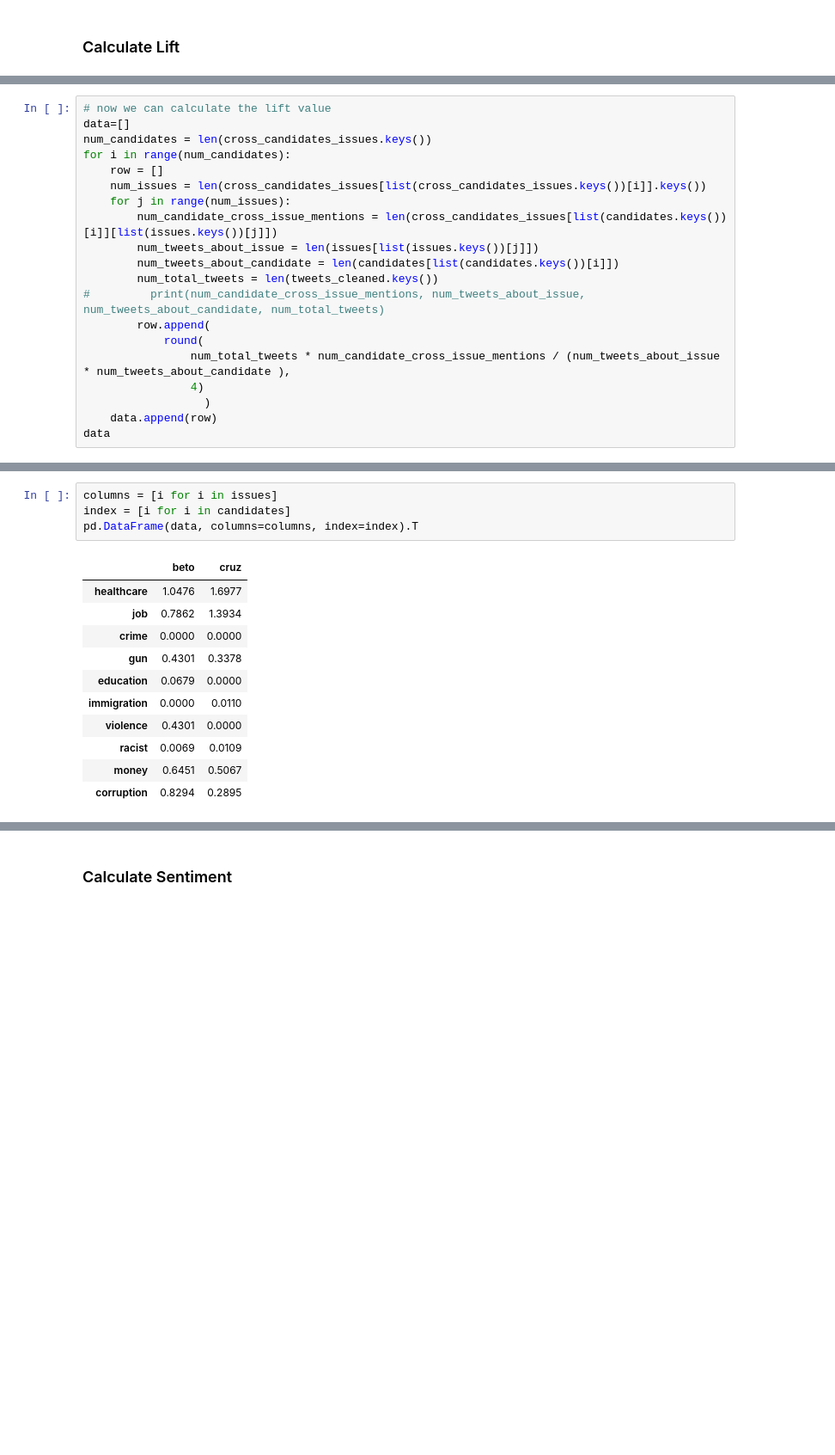
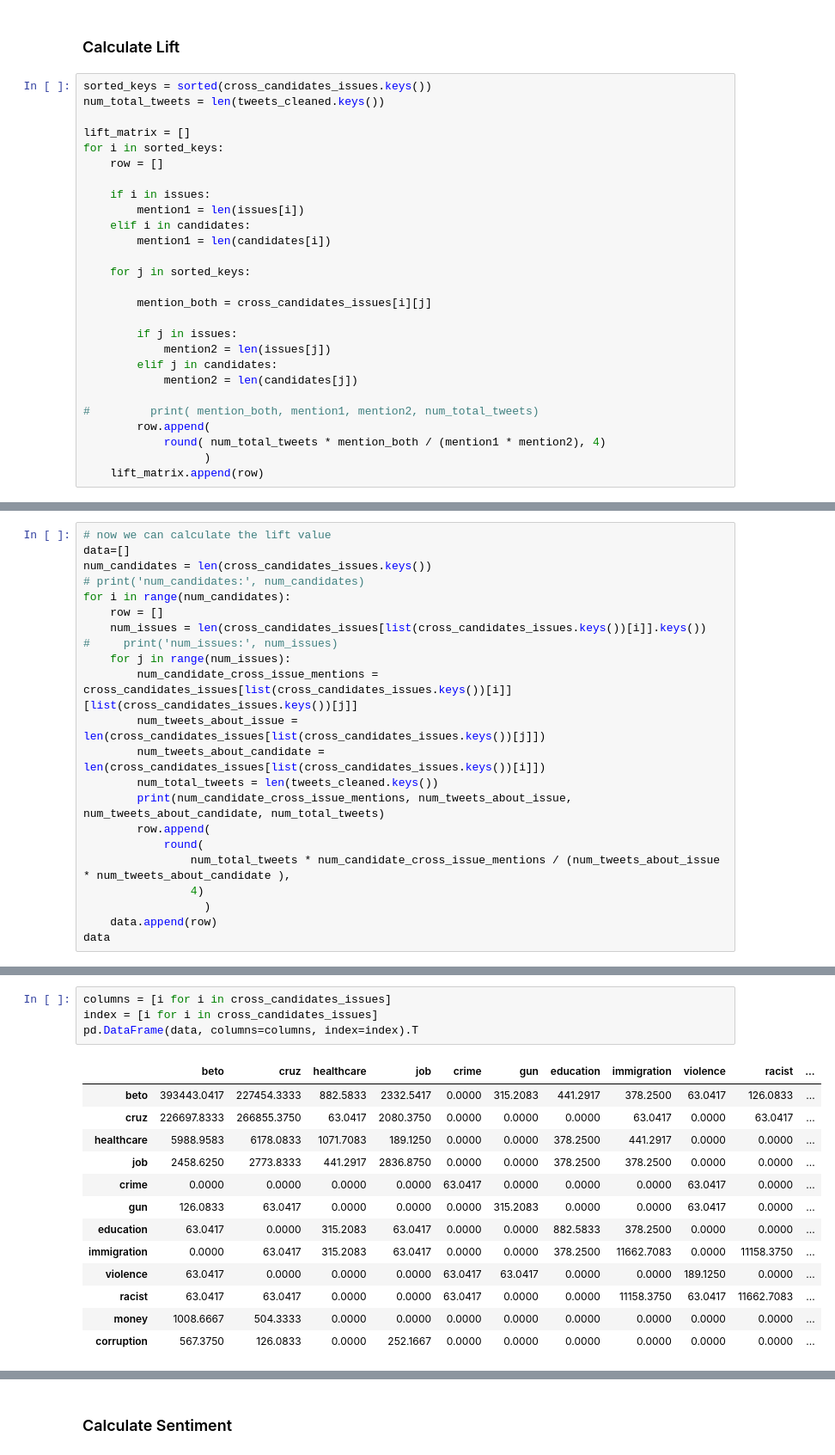
Before and after one commit to BrianPetersonHub/UGCA_Project2, a Jupyter notebook: UGCA_Project2_1023.ipynb, the cells around one changed output, grey strips where cells are left out. Shown at 86% size. Saved outputs shown, nothing was run; the diff lists cells and outputs as text; blank space fills up the shorter version.

Commit message:
lift matrix calculated, needs to be reviewed for correctness

```diff
--- a/UGCA_Project2_1023.ipynb
+++ b/UGCA_Project2_1023.ipynb
@@ -289,2 +310,29 @@ pp.pprint(cross_candidates_issues)
 # %% [markdown]
 ### Calculate Lift
+# %%
+sorted_keys = sorted(cross_candidates_issues.keys())
+num_total_tweets = len(tweets_cleaned.keys())
+
+lift_matrix = []
+for i in sorted_keys:
+    row = []
+
+    if i in issues:
+        mention1 = len(issues[i])
+    elif i in candidates:
+        mention1 = len(candidates[i])
+
+    for j in sorted_keys:
+
+        mention_both = cross_candidates_issues[i][j]
+
+        if j in issues:
+            mention2 = len(issues[j])
+        elif j in candidates:
+            mention2 = len(candidates[j])
+
+#         print( mention_both, mention1, mention2, num_total_tweets)
+        row.append(
+            round( num_total_tweets * mention_both / (mention1 * mention2), 4)
+                  )
+    lift_matrix.append(row)
@@ -292,15 +359,17 @@ pp.pprint(cross_candidates_issues)
 # now we can calculate the lift value
 data=[]
 num_candidates = len(cross_candidates_issues.keys())
+# print('num_candidates:', num_candidates)
 for i in range(num_candidates):
     row = []
     num_issues = len(cross_candidates_issues[list(cross_candidates_issues.keys())[i]].keys())
+#     print('num_issues:', num_issues)
     for j in range(num_issues):
-        num_candidate_cross_issue_mentions = len(cross_candidates_issues[list(candidates.keys())[i]][list(issues.keys())[j]])
-        num_tweets_about_issue = len(issues[list(issues.keys())[j]])
-        num_tweets_about_candidate = len(candidates[list(candidates.keys())[i]])
+        num_candidate_cross_issue_mentions = cross_candidates_issues[list(cross_candidates_issues.keys())[i]][list(cross_candidates_issues.keys())[j]]
+        num_tweets_about_issue = len(cross_candidates_issues[list(cross_candidates_issues.keys())[j]])
+        num_tweets_about_candidate = len(cross_candidates_issues[list(cross_candidates_issues.keys())[i]])
         num_total_tweets = len(tweets_cleaned.keys())
-#         print(num_candidate_cross_issue_mentions, num_tweets_about_issue, num_tweets_about_candidate, num_total_tweets)
+        print(num_candidate_cross_issue_mentions, num_tweets_about_issue, num_tweets_about_candidate, num_total_tweets)
         row.append(
             round(
                 num_total_tweets * num_candidate_cross_issue_mentions / (num_tweets_about_issue * num_tweets_about_candidate ),
@@ -314,19 +415,21 @@ data
 # %%
-columns = [i for i in issues]
-index = [i for i in candidates]
+columns = [i for i in cross_candidates_issues]
+index = [i for i in cross_candidates_issues]
 pd.DataFrame(data, columns=columns, index=index).T
 # %% [output]
-|  | beto | cruz |
-| healthcare | 1.0476 | 1.6977 |
-| job | 0.7862 | 1.3934 |
-| crime | 0.0000 | 0.0000 |
-| gun | 0.4301 | 0.3378 |
-| education | 0.0679 | 0.0000 |
-| immigration | 0.0000 | 0.0110 |
-| violence | 0.4301 | 0.0000 |
-| racist | 0.0069 | 0.0109 |
-| money | 0.6451 | 0.5067 |
-| corruption | 0.8294 | 0.2895 |
+|  | beto | cruz | healthcare | job | crime | gun | education | immigration | violence | racist | ... |
+| beto | 393443.0417 | 227454.3333 | 882.5833 | 2332.5417 | 0.0000 | 315.2083 | 441.2917 | 378.2500 | 63.0417 | 126.0833 | ... |
+| cruz | 226697.8333 | 266855.3750 | 63.0417 | 2080.3750 | 0.0000 | 0.0000 | 0.0000 | 63.0417 | 0.0000 | 63.0417 | ... |
+| healthcare | 5988.9583 | 6178.0833 | 1071.7083 | 189.1250 | 0.0000 | 0.0000 | 378.2500 | 441.2917 | 0.0000 | 0.0000 | ... |
+| job | 2458.6250 | 2773.8333 | 441.2917 | 2836.8750 | 0.0000 | 0.0000 | 378.2500 | 378.2500 | 0.0000 | 0.0000 | ... |
+| crime | 0.0000 | 0.0000 | 0.0000 | 0.0000 | 63.0417 | 0.0000 | 0.0000 | 0.0000 | 63.0417 | 0.0000 | ... |
+| gun | 126.0833 | 63.0417 | 0.0000 | 0.0000 | 0.0000 | 315.2083 | 0.0000 | 0.0000 | 63.0417 | 0.0000 | ... |
+| education | 63.0417 | 0.0000 | 315.2083 | 63.0417 | 0.0000 | 0.0000 | 882.5833 | 378.2500 | 0.0000 | 0.0000 | ... |
+| immigration | 0.0000 | 63.0417 | 315.2083 | 63.0417 | 0.0000 | 0.0000 | 378.2500 | 11662.7083 | 0.0000 | 11158.3750 | ... |
+| violence | 63.0417 | 0.0000 | 0.0000 | 0.0000 | 63.0417 | 63.0417 | 0.0000 | 0.0000 | 189.1250 | 0.0000 | ... |
+| racist | 63.0417 | 63.0417 | 0.0000 | 0.0000 | 63.0417 | 0.0000 | 0.0000 | 11158.3750 | 63.0417 | 11662.7083 | ... |
+| money | 1008.6667 | 504.3333 | 0.0000 | 0.0000 | 0.0000 | 0.0000 | 0.0000 | 0.0000 | 0.0000 | 0.0000 | ... |
+| corruption | 567.3750 | 126.0833 | 0.0000 | 252.1667 | 0.0000 | 0.0000 | 0.0000 | 0.0000 | 0.0000 | 0.0000 | ... |
 # %%
 import pandas as pd
 import numpy as np
```
Also changed, not shown: parts of 13 cells of this notebook.
